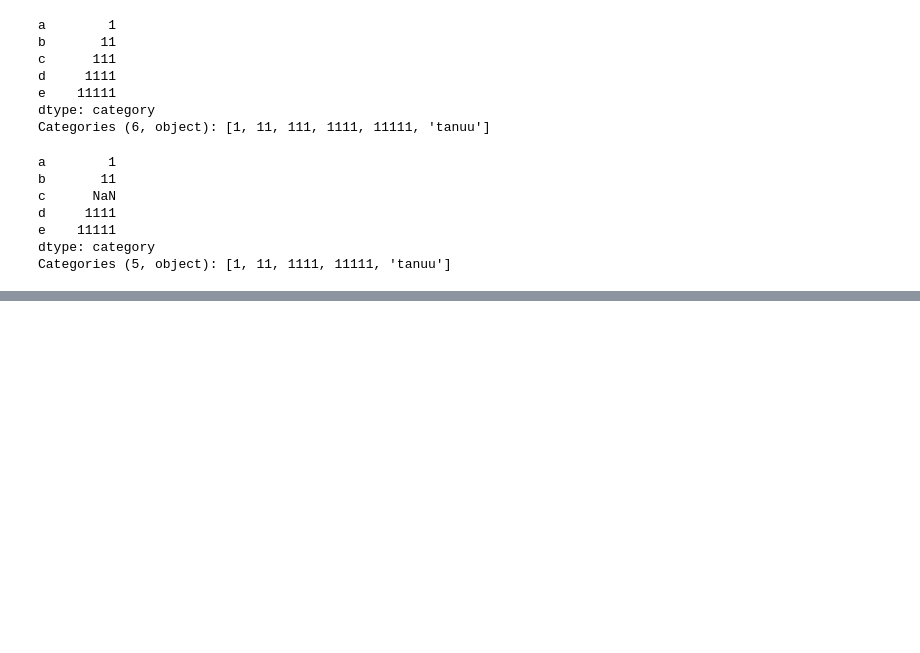
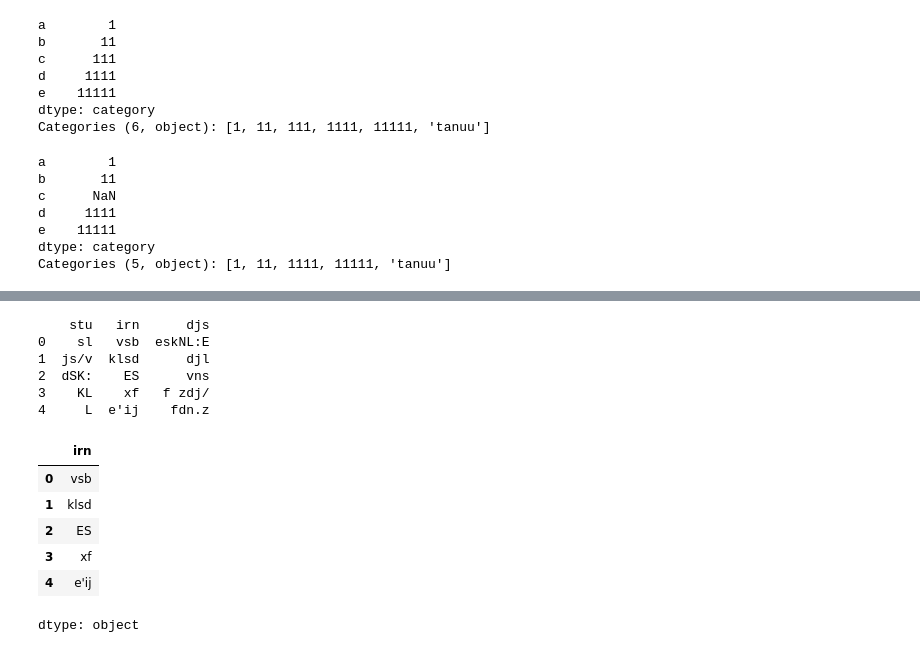
Before and after one commit to suryadwd/EXPRESSOR, a Jupyter notebook: Welcome_To_Colab.ipynb, the cells around one changed output, grey strips where cells are left out. Cells and saved outputs as stored; diff of their text form; code cells hidden in the pictures; blank space fills up the shorter version.

```diff
--- a/Welcome_To_Colab.ipynb
+++ b/Welcome_To_Colab.ipynb
@@ -363,0 +376,20 @@ with open("Stud (3).csv", "r") as file:
+# %%
+df = pd.read_excel("Book69.xlsx")
+print(df)
+# %% [output]
+    stu   irn      djs
+0    sl   vsb  eskNL:E
+1  js/v  klsd      djl
+2  dSK:    ES      vns
+3    KL    xf   f zdj/
+4     L  e'ij    fdn.z
+# %%
+df["irn"]
+# %% [output]
+|  | irn |
+| 0 | vsb |
+| 1 | klsd |
+| 2 | ES |
+| 3 | xf |
+| 4 | e'ij |
+dtype: object
```
Also changed, not shown: parts of 6 cells of this notebook.
